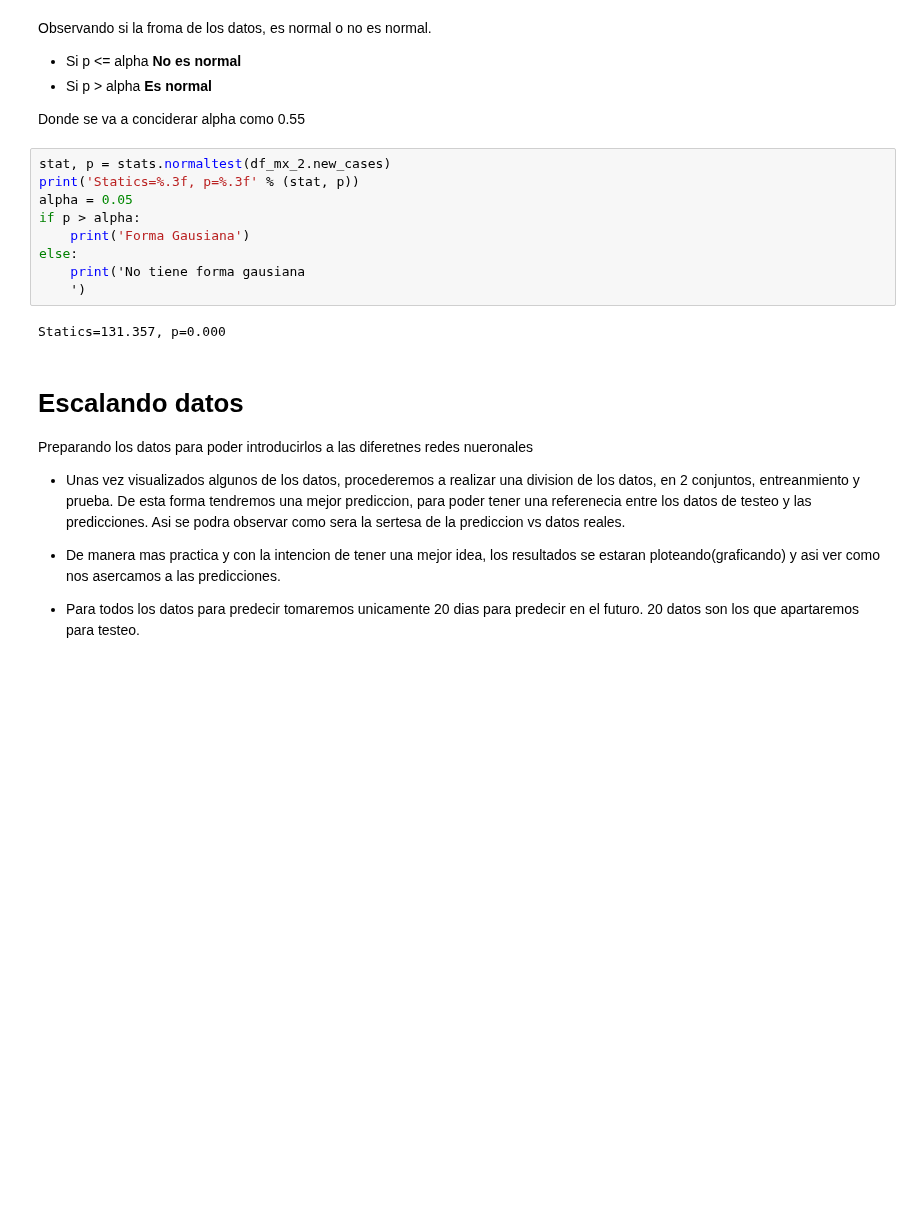
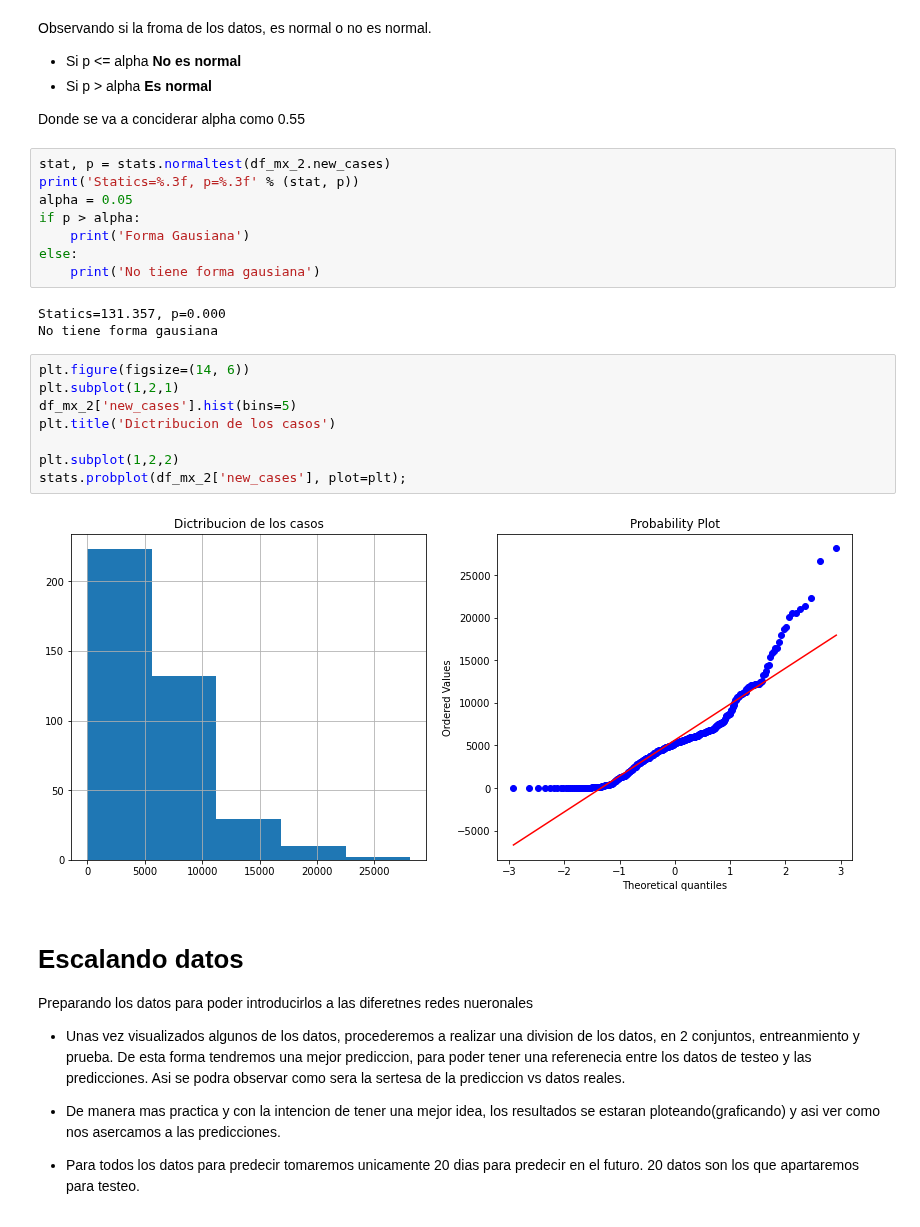
Before and after one commit to artthuro6/Covid-19, a Jupyter notebook: LSTM_COVID_19.ipynb, the cells around one changed output. Drawn from its saved outputs; the diff is of its cells as text; blank space fills up the shorter version.

```diff
--- a/LSTM_COVID_19.ipynb
+++ b/LSTM_COVID_19.ipynb
@@ -274,10 +274,20 @@ alpha = 0.05
 if p > alpha:
     print('Forma Gausiana')
 else:
-    print('No tiene forma gausiana
-    ')
+    print('No tiene forma gausiana')
 # %% [output]
 Statics=131.357, p=0.000
+No tiene forma gausiana
+# %%
+plt.figure(figsize=(14, 6))
+plt.subplot(1,2,1)
+df_mx_2['new_cases'].hist(bins=5)
+plt.title('Dictribucion de los casos')
+
+plt.subplot(1,2,2)
+stats.probplot(df_mx_2['new_cases'], plot=plt);
+# %% [output]
+[figure, added]
 # %% [markdown]
 # **Escalando datos**
 
```
Also changed, not shown: parts of 41 cells of this notebook.
